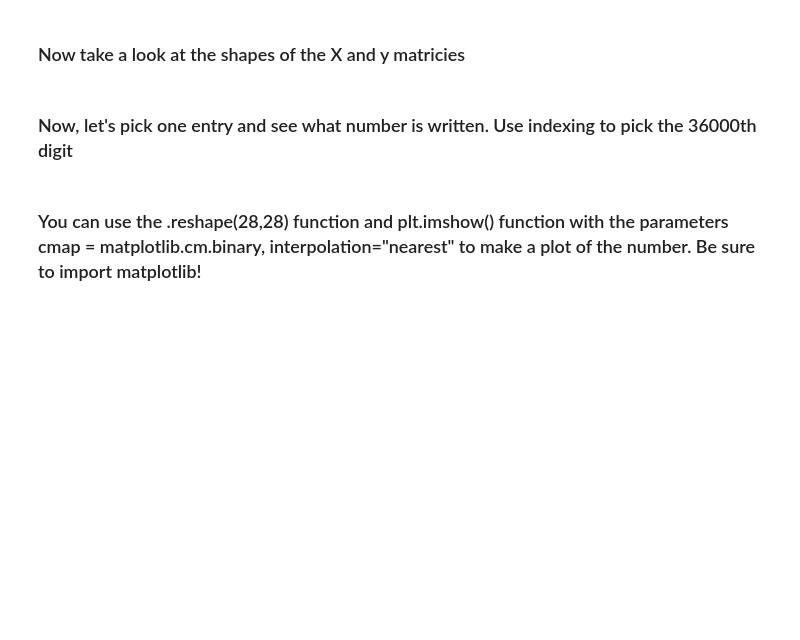
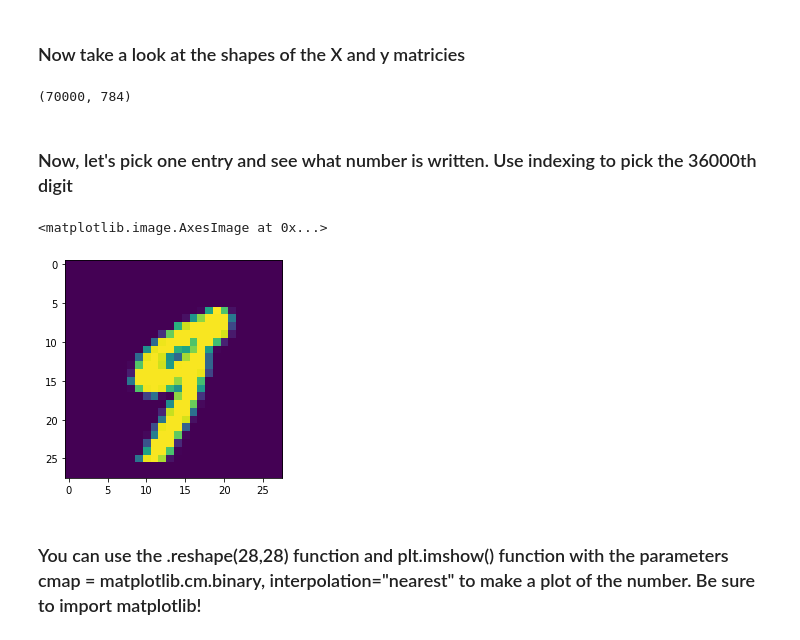
Before and after one commit to ironhack-datalabs/dataV2-labs, a Jupyter notebook: module-3/Evaluation-Recall-and-Precision/your-code/main.ipynb, the cells around one changed output. Saved outputs shown, nothing was run; the diff lists cells and outputs as text; code cells hidden in the pictures; blank space fills up the shorter version.

```diff
--- a/module-3/Evaluation-Recall-and-Precision/your-code/main.ipynb
+++ b/module-3/Evaluation-Recall-and-Precision/your-code/main.ipynb
@@ -2,8 +2,3 @@
 # Evaluation: Precision & Recall
 ## Using the evaluation metrics we have learned, we are going to compare how well some different types of classifiers perform on different evaluation metrics
 ### We are going to use a dataset of written numbers which we can import from sklearn. Run the code below to do so.
-# %%
-import numpy as np
-from sklearn.datasets import fetch_mldata
-mnist = fetch_mldata('MNIST original')
-X, y = mnist['data'], mnist['target']
@@ -10,6 +7,15 @@ X, y = mnist['data'], mnist['target']
 # %% [markdown]
 ### Now take a look at the shapes of the X and y matricies
+# %%
+X.shape
+# %% [output]
+(70000, 784)
 # %% [markdown]
 ### Now, let's pick one entry and see what number is written. Use indexing to pick the 36000th digit
+# %%
+plt.imshow(X[36000].reshape(28,28))
+# %% [output]
+<matplotlib.image.AxesImage at 0x...>
+[figure, added]
 # %% [markdown]
 ### You can use the .reshape(28,28) function and plt.imshow() function with the parameters cmap = matplotlib.cm.binary, interpolation="nearest" to make a plot of the number. Be sure to import matplotlib!
```
Also changed, not shown: parts of 29 cells of this notebook, 1 other file.
